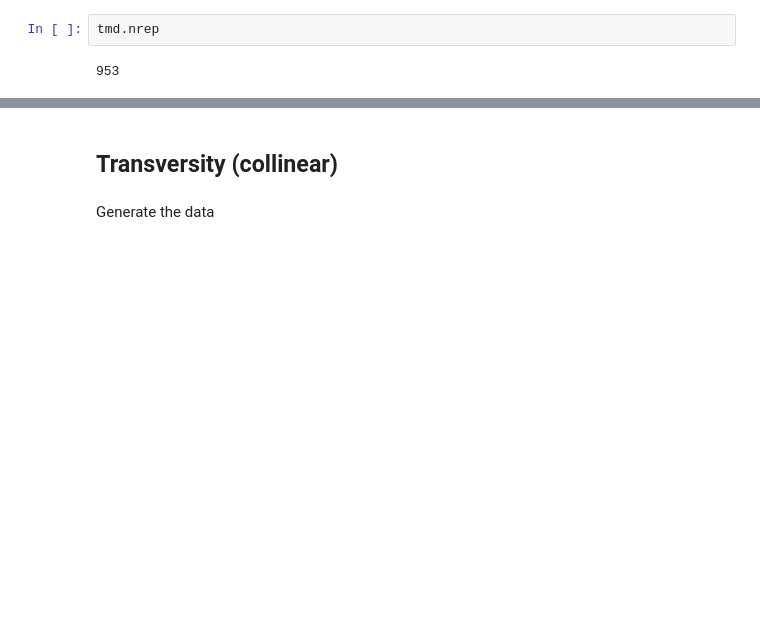
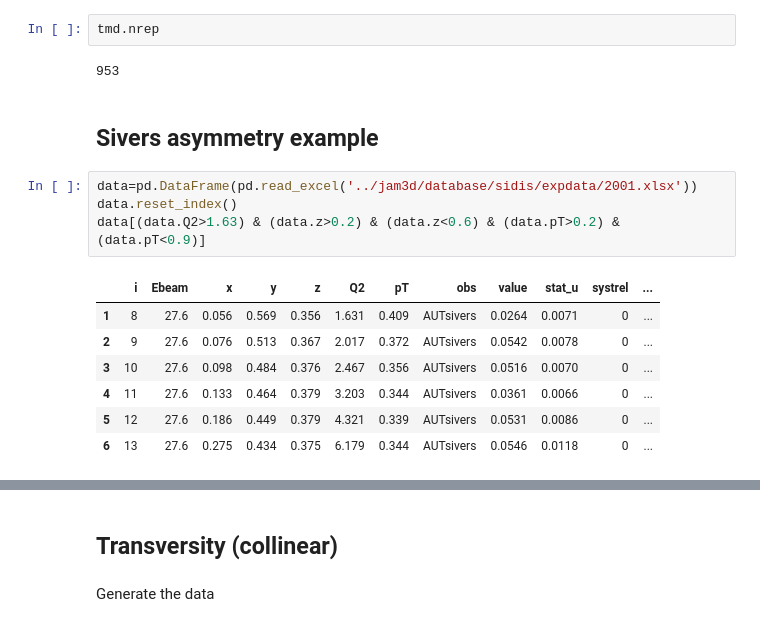
Before and after one commit to QCDHUB/jam3dlib, a Jupyter notebook: example.ipynb, the cells around one changed output, grey strips where cells are left out. Drawn from its saved outputs; the diff is of its cells as text; blank space fills up the shorter version.

Commit message:
updated example notebook

```diff
--- a/example.ipynb
+++ b/example.ipynb
@@ -50,3 +59,17 @@ print(tmd.eval_asymmetry('Siv',x,z,Q2,pT,'p','pi+',0,icol=False))
 tmd.nrep
 # %% [output]
 953
+# %% [markdown]
+## Sivers asymmetry example
+# %%
+data=pd.DataFrame(pd.read_excel('../jam3d/database/sidis/expdata/2001.xlsx'))
+data.reset_index()
+data[(data.Q2>1.63) & (data.z>0.2) & (data.z<0.6) & (data.pT>0.2) & (data.pT<0.9)]
+# %% [output]
+|  | i | Ebeam | x | y | z | Q2 | pT | obs | value | stat_u | systrel | ... |
+| 1 | 8 | 27.6 | 0.056 | 0.569 | 0.356 | 1.631 | 0.409 | AUTsivers | 0.0264 | 0.0071 | 0 | ... |
+| 2 | 9 | 27.6 | 0.076 | 0.513 | 0.367 | 2.017 | 0.372 | AUTsivers | 0.0542 | 0.0078 | 0 | ... |
+| 3 | 10 | 27.6 | 0.098 | 0.484 | 0.376 | 2.467 | 0.356 | AUTsivers | 0.0516 | 0.0070 | 0 | ... |
+| 4 | 11 | 27.6 | 0.133 | 0.464 | 0.379 | 3.203 | 0.344 | AUTsivers | 0.0361 | 0.0066 | 0 | ... |
+| 5 | 12 | 27.6 | 0.186 | 0.449 | 0.379 | 4.321 | 0.339 | AUTsivers | 0.0531 | 0.0086 | 0 | ... |
+| 6 | 13 | 27.6 | 0.275 | 0.434 | 0.375 | 6.179 | 0.344 | AUTsivers | 0.0546 | 0.0118 | 0 | ... |
```
Also changed, not shown: parts of 6 cells of this notebook.
